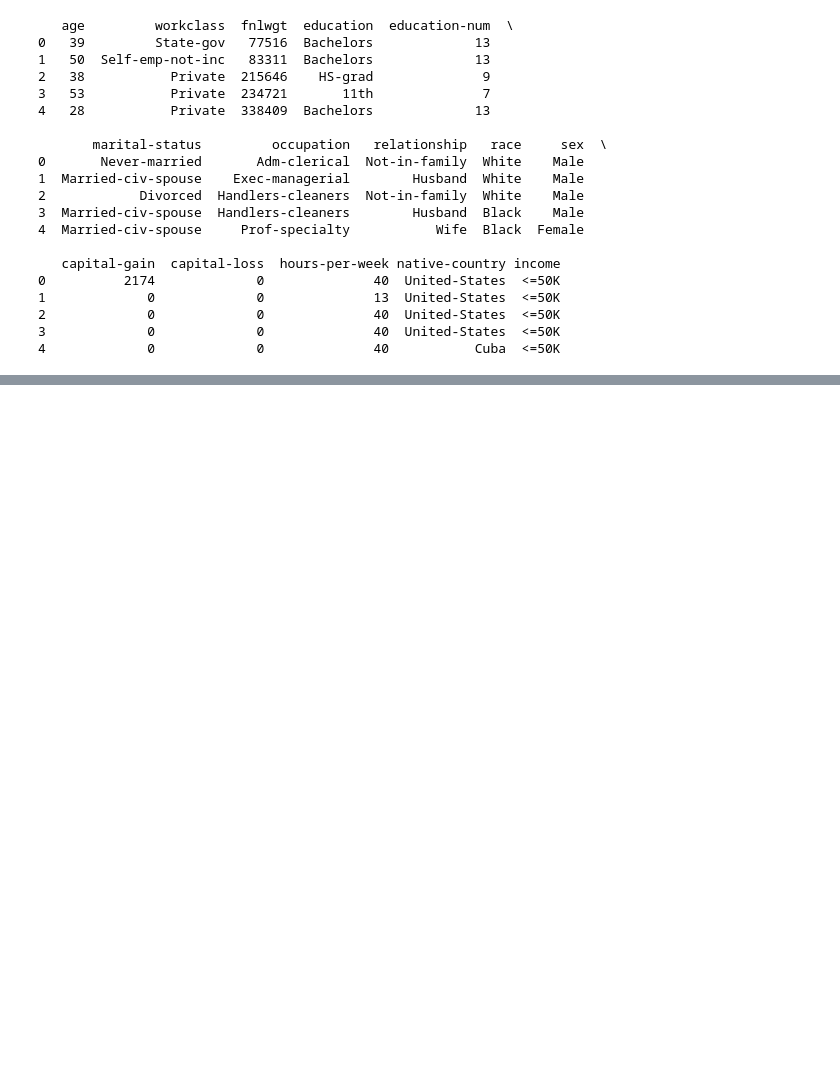
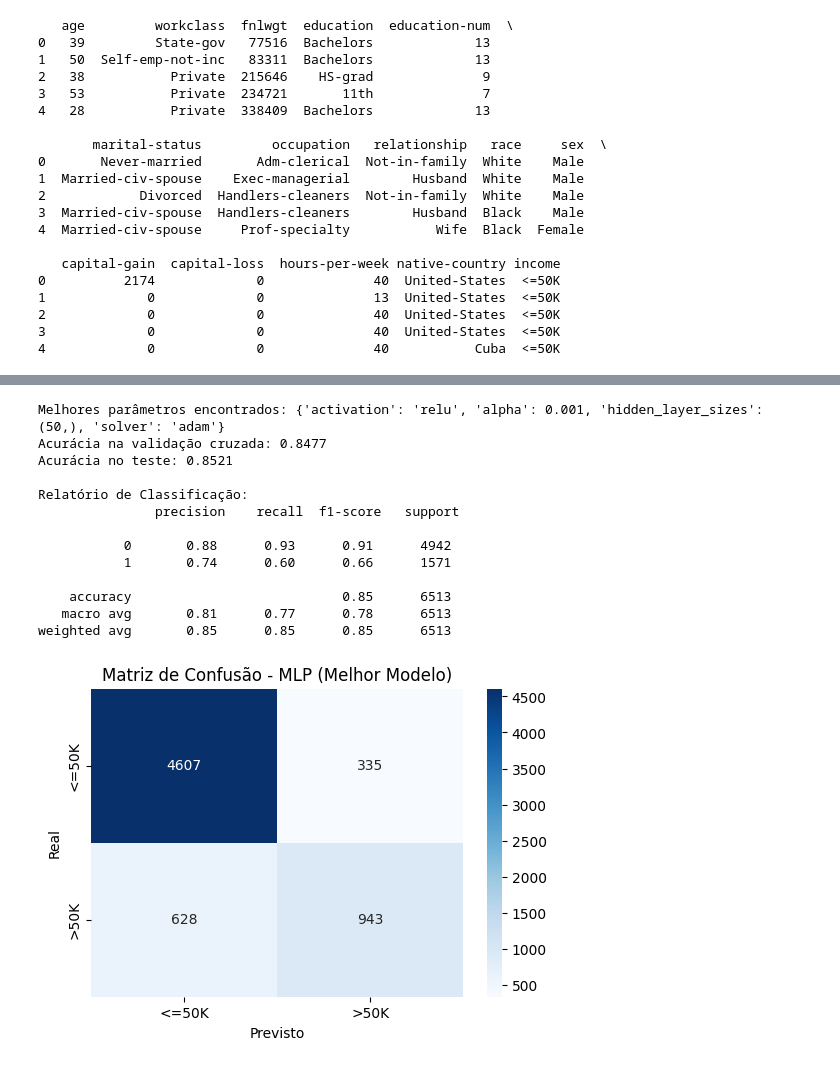
Before and after one commit to Joao-Giaretta/mlb, a Jupyter notebook: rede_neural.ipynb, the cells around one changed output, grey strips where cells are left out. Drawn from its saved outputs; the diff is of its cells as text; code cells hidden in the pictures; blank space fills up the shorter version.

```diff
--- a/rede_neural.ipynb
+++ b/rede_neural.ipynb
@@ -124,0 +128,52 @@ plt.show()
+# %%
+# Dividir os dados em treino e teste
+X_train, X_test, y_train, y_test = train_test_split(X_pca, y, test_size=0.2, random_state=42)
+
+# Modelo base
+mlp = MLPClassifier(max_iter=500, random_state=42)
+
+# Grid de parâmetros simplificado
+param_grid = {
+    'hidden_layer_sizes': [(50,), (100,)],
+    'activation': ['relu', 'tanh'],
+    'solver': ['adam'],
+    'alpha': [0.0001, 0.001]
+}
+
+# Grid search com validação cruzada (3 dobras)
+grid_search = GridSearchCV(mlp, param_grid, cv=3, scoring='accuracy', n_jobs=-1)
+grid_search.fit(X_train, y_train)
+
+# Melhor modelo
+best_model = grid_search.best_estimator_
+print("Melhores parâmetros encontrados:", grid_search.best_params_)
+print(f"Acurácia na validação cruzada: {grid_search.best_score_:.4f}")
+
+# Avaliar no conjunto de teste
+y_pred = best_model.predict(X_test)
+print(f"Acurácia no teste: {accuracy_score(y_test, y_pred):.4f}")
+print("\nRelatório de Classificação:\n", classification_report(y_test, y_pred))
+
+# Matriz de confusão
+cm = confusion_matrix(y_test, y_pred)
+plt.figure(figsize=(6, 4))
+sns.heatmap(cm, annot=True, fmt='d', cmap='Blues', xticklabels=label_encoders['income'].classes_, yticklabels=label_encoders['income'].classes_)
+plt.title("Matriz de Confusão - MLP (Melhor Modelo)")
+plt.xlabel("Previsto")
+plt.ylabel("Real")
+plt.show()
+# %% [output]
+Melhores parâmetros encontrados: {'activation': 'relu', 'alpha': 0.001, 'hidden_layer_sizes': (50,), 'solver': 'adam'}
+Acurácia na validação cruzada: 0.8477
+Acurácia no teste: 0.8521
+
+Relatório de Classificação:
+               precision    recall  f1-score   support
+
+           0       0.88      0.93      0.91      4942
+           1       0.74      0.60      0.66      1571
+
+    accuracy                           0.85      6513
+   macro avg       0.81      0.77      0.78      6513
+weighted avg       0.85      0.85      0.85      6513
+[figure, added]
```
Also changed, not shown: parts of 5 cells of this notebook.
